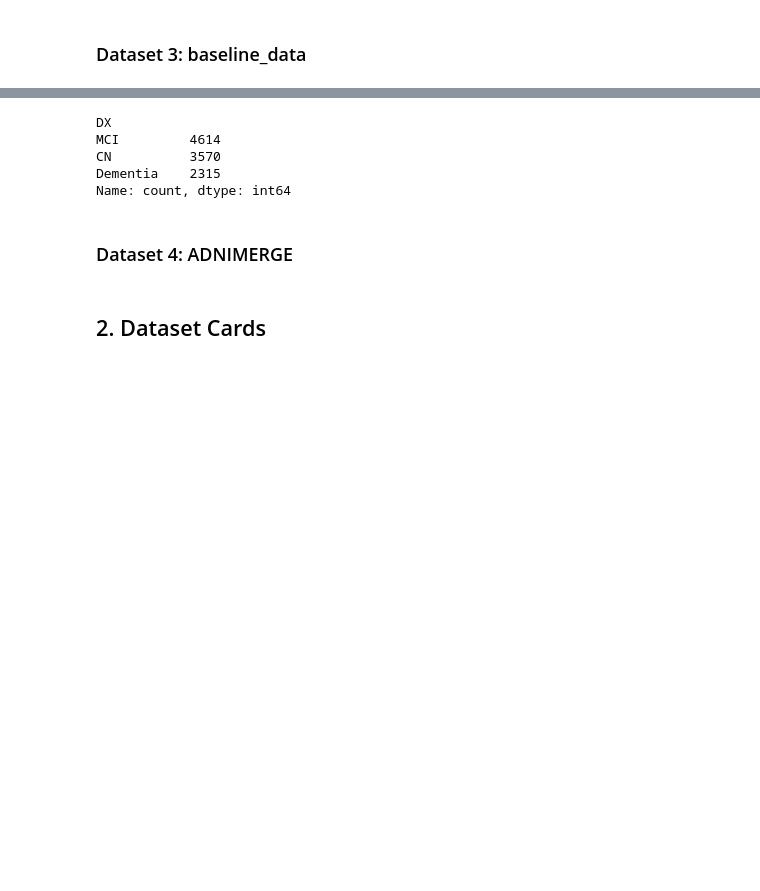
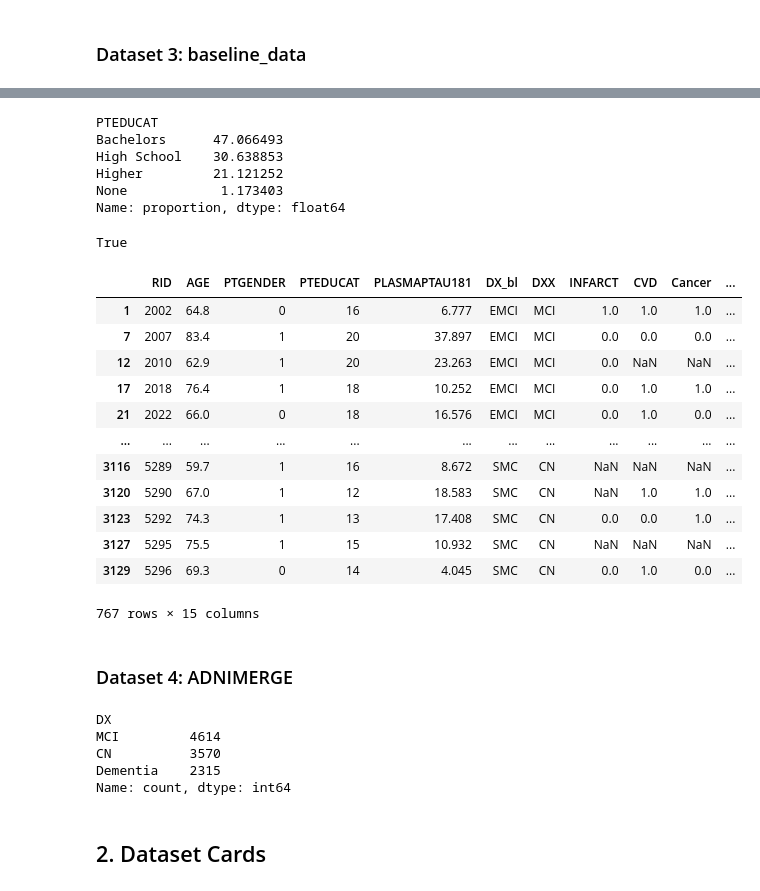
Before and after one commit to mardelmir/EDA_Project, a Jupyter notebook: src/notebooks/01_Data_preparation.ipynb, the cells around one changed output, grey strips where cells are left out. Drawn from its saved outputs; the diff is of its cells as text; code cells hidden in the pictures; blank space fills up the shorter version.

```diff
--- a/src/notebooks/01_Data_preparation.ipynb
+++ b/src/notebooks/01_Data_preparation.ipynb
@@ -171,6 +165,68 @@ df_bl.loc[df_bl['RID'] == 2002]
 # %% [output]
 |  | RID | VISCODE | time | BLPLASMA | DXCHANGE | GROUP_abeta | DX | AGE | PTGENDER | PTEDUCAT | ... |
 | 1 | 2002 | bl | 0 | 6.777 | 2 | N | 3 | 64.8 | 0 | 16 | ... |
+# %%
+def edu_clasif(years):
+    if years > 18:
+        level = 'Higher'
+    elif years >= 16:
+        level = 'Bachelors'
+    elif years >= 12:
+        level = 'High School'
+    else:
+        level = 'None'
+    return level
+
+df_bl['PTEDUCAT'].apply(edu_clasif).value_counts(normalize=True)*100
+# %% [output]
+PTEDUCAT
+Bachelors      47.066493
+High School    30.638853
+Higher         21.121252
+None            1.173403
+Name: proportion, dtype: float64
+# %%
+# Column selection
+to_keep = ['RID', 'AGE', 'PTGENDER', 'PTEDUCAT', 'PLASMAPTAU181', 'DX_bl', 'DXX', 'INFARCT', 'CVD', 'Cancer', 'Current.Depression', 'DM2', 'Hypertension', 'smoking', 'stroke']
+doubt = ['GROUP_abeta', 'APOE4', 'lipid', 'ADNI_MEM', 'ADNI_EF', 'ADNI_LAN', 'ADNI_VS']
+
+df_bl = df_bl[to_keep]
+
+# # Column rename
+# df_bl.columns = [col.lower().capitalize() if col not in ['CVD', 'MMSE', 'MOCA'] else col for col in df_bl.columns]
+
+# new_col_bl = {
+#     'Rid': 'Patient_ID',
+#     'Ptgender': 'Gender',
+#     'Pteducat': 'Education_yr',
+#     'Plasmaptau181': 'Plasma_ptau181',
+#     'Dm2': 'Diabetes',
+# }
+
+# df_bl.rename(columns = new_col_bl, inplace = True)
+# %%
+df_bl[['ADNI_MEM', 'BLMEM']]
+df_bl['ADNI_MEM'].equals(df_bl['BLMEM'])
+# %% [output]
+True
+# %%
+df_bl
+# %% [output]
+|  | RID | AGE | PTGENDER | PTEDUCAT | PLASMAPTAU181 | DX_bl | DXX | INFARCT | CVD | Cancer | ... |
+| 1 | 2002 | 64.8 | 0 | 16 | 6.777 | EMCI | MCI | 1.0 | 1.0 | 1.0 | ... |
+| 7 | 2007 | 83.4 | 1 | 20 | 37.897 | EMCI | MCI | 0.0 | 0.0 | 0.0 | ... |
+| 12 | 2010 | 62.9 | 1 | 20 | 23.263 | EMCI | MCI | 0.0 | NaN | NaN | ... |
+| 17 | 2018 | 76.4 | 1 | 18 | 10.252 | EMCI | MCI | 0.0 | 1.0 | 1.0 | ... |
+| 21 | 2022 | 66.0 | 0 | 18 | 16.576 | EMCI | MCI | 0.0 | 1.0 | 0.0 | ... |
+| ... | ... | ... | ... | ... | ... | ... | ... | ... | ... | ... | ... |
+| 3116 | 5289 | 59.7 | 1 | 16 | 8.672 | SMC | CN | NaN | NaN | NaN | ... |
+| 3120 | 5290 | 67.0 | 1 | 12 | 18.583 | SMC | CN | NaN | 1.0 | 1.0 | ... |
+| 3123 | 5292 | 74.3 | 1 | 13 | 17.408 | SMC | CN | 0.0 | 0.0 | 1.0 | ... |
+| 3127 | 5295 | 75.5 | 1 | 15 | 10.932 | SMC | CN | NaN | NaN | NaN | ... |
+| 3129 | 5296 | 69.3 | 0 | 14 | 4.045 | SMC | CN | 0.0 | 1.0 | 0.0 | ... |
+767 rows × 15 columns
+# %% [markdown]
+### Dataset 4: ADNIMERGE
 # %%
 df_adni = pd.read_csv('../data/raw/ADNIMERGE.csv', low_memory=False)
 df_adni['DX'].value_counts()
@@ -182,8 +238,6 @@ MCI         4614
 CN          3570
 Dementia    2315
 Name: count, dtype: int64
-# %% [markdown]
-### Dataset 4: ADNIMERGE
 # %% [markdown]
 ## 2. Dataset Cards
 # %% [markdown]
```
Also changed, not shown: parts of 9 cells of this notebook, 3 other files.
